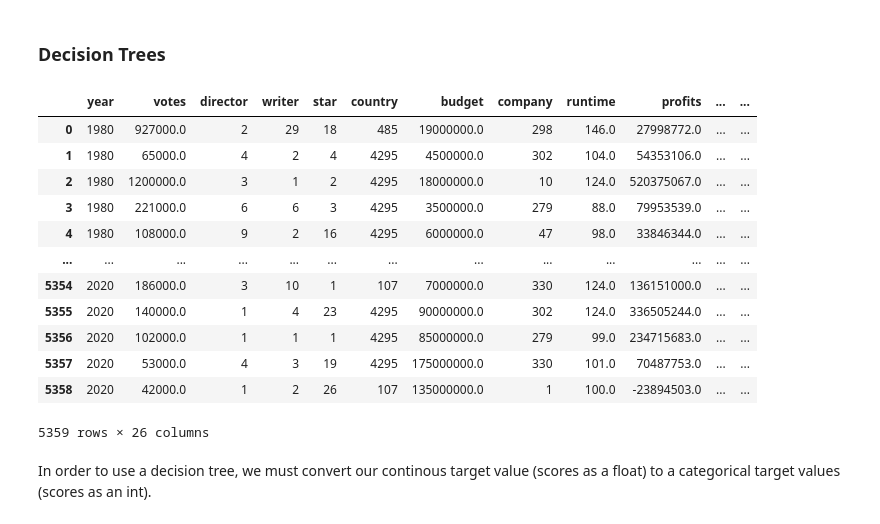
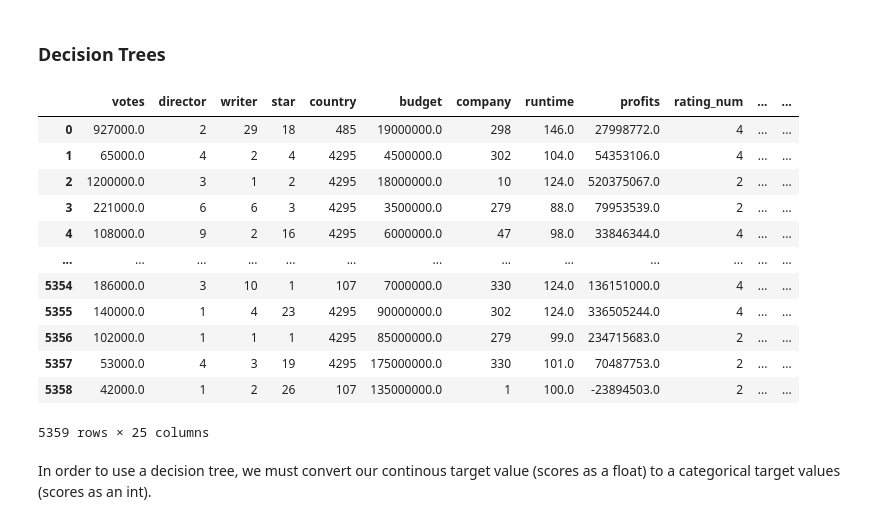
Before and after one commit to ggalicin/cs363m_project, a Jupyter notebook: CS_363M_PROJECT.ipynb, the cells around one changed output. Cells and saved outputs as stored; diff of their text form; code cells hidden in the pictures.

```diff
--- a/CS_363M_PROJECT.ipynb
+++ b/CS_363M_PROJECT.ipynb
@@ -168,8 +168,15 @@ data.head()
 # %% [markdown]
 We decided to create a new column 'profits' and drop the column 'gross'. Since we derived profits from buget and gross, we thought that the data would overfit and the model would overvalue the information from those three columns. We wanted to drop 'gross', because we thought that profit and budget were more relevant to predicting the score.
 # %%
+def encode(data, col, max_val):
+    data[col + '_sin'] = np.sin(2 * np.pi * data[col]/max_val)
+    data[col + '_cos'] = np.cos(2 * np.pi * data[col]/max_val)
+    return data
+
+print(data.iloc[249])
+
 # Get month from released
-data[['month', 'rest']] = data['released'].str.split(' ', n=1, expand=True)
+data[['month', 'day', 'year', 'rest']] = data['released'].str.split(' ', n=3, expand=True)
 data = data.drop(columns=['released', 'rest'])
-data
+data['day'] = data['day'].str[:-1]
 # %% [output]
@@ -195,6 +203,10 @@ data = data.replace("NC-17", "R")
 data = data.replace("X", "R")
 data = data.reset_index()
 data = data.drop(columns=['index'])
+#either use or drop these values
+data = data.drop(columns=['month'])
+data = data.drop(columns=['year'])
+data = data.drop(columns=['day'])
 print(data.loc[data['rating'] == 'TV-MA'])
 print(data)
 # %% [output]
@@ -315,22 +325,21 @@ We found low R2 and adjusted R2 values for our regression, implying that the reg
 ### Decision Trees
 # %%
 data_tree = pd.get_dummies(data_encoded, columns=['genre'], drop_first=False)
-data_tree = data_tree.drop(columns=['month'])
 data_tree
 # %% [output]
-|  | year | votes | director | writer | star | country | budget | company | runtime | profits | ... | ... |
-| 0 | 1980 | 927000.0 | 2 | 29 | 18 | 485 | 19000000.0 | 298 | 146.0 | 27998772.0 | ... | ... |
-| 1 | 1980 | 65000.0 | 4 | 2 | 4 | 4295 | 4500000.0 | 302 | 104.0 | 54353106.0 | ... | ... |
-| 2 | 1980 | 1200000.0 | 3 | 1 | 2 | 4295 | 18000000.0 | 10 | 124.0 | 520375067.0 | ... | ... |
-| 3 | 1980 | 221000.0 | 6 | 6 | 3 | 4295 | 3500000.0 | 279 | 88.0 | 79953539.0 | ... | ... |
-| 4 | 1980 | 108000.0 | 9 | 2 | 16 | 4295 | 6000000.0 | 47 | 98.0 | 33846344.0 | ... | ... |
+|  | votes | director | writer | star | country | budget | company | runtime | profits | rating_num | ... | ... |
+| 0 | 927000.0 | 2 | 29 | 18 | 485 | 19000000.0 | 298 | 146.0 | 27998772.0 | 4 | ... | ... |
+| 1 | 65000.0 | 4 | 2 | 4 | 4295 | 4500000.0 | 302 | 104.0 | 54353106.0 | 4 | ... | ... |
+| 2 | 1200000.0 | 3 | 1 | 2 | 4295 | 18000000.0 | 10 | 124.0 | 520375067.0 | 2 | ... | ... |
+| 3 | 221000.0 | 6 | 6 | 3 | 4295 | 3500000.0 | 279 | 88.0 | 79953539.0 | 2 | ... | ... |
+| 4 | 108000.0 | 9 | 2 | 16 | 4295 | 6000000.0 | 47 | 98.0 | 33846344.0 | 4 | ... | ... |
 | ... | ... | ... | ... | ... | ... | ... | ... | ... | ... | ... | ... | ... |
-| 5354 | 2020 | 186000.0 | 3 | 10 | 1 | 107 | 7000000.0 | 330 | 124.0 | 136151000.0 | ... | ... |
-| 5355 | 2020 | 140000.0 | 1 | 4 | 23 | 4295 | 90000000.0 | 302 | 124.0 | 336505244.0 | ... | ... |
-| 5356 | 2020 | 102000.0 | 1 | 1 | 1 | 4295 | 85000000.0 | 279 | 99.0 | 234715683.0 | ... | ... |
-| 5357 | 2020 | 53000.0 | 4 | 3 | 19 | 4295 | 175000000.0 | 330 | 101.0 | 70487753.0 | ... | ... |
-| 5358 | 2020 | 42000.0 | 1 | 2 | 26 | 107 | 135000000.0 | 1 | 100.0 | -23894503.0 | ... | ... |
+| 5354 | 186000.0 | 3 | 10 | 1 | 107 | 7000000.0 | 330 | 124.0 | 136151000.0 | 4 | ... | ... |
+| 5355 | 140000.0 | 1 | 4 | 23 | 4295 | 90000000.0 | 302 | 124.0 | 336505244.0 | 4 | ... | ... |
+| 5356 | 102000.0 | 1 | 1 | 1 | 4295 | 85000000.0 | 279 | 99.0 | 234715683.0 | 2 | ... | ... |
+| 5357 | 53000.0 | 4 | 3 | 19 | 4295 | 175000000.0 | 330 | 101.0 | 70487753.0 | 2 | ... | ... |
+| 5358 | 42000.0 | 1 | 2 | 26 | 107 | 135000000.0 | 1 | 100.0 | -23894503.0 | 2 | ... | ... |
-5359 rows × 26 columns
+5359 rows × 25 columns
 # %% [markdown]
 In order to use a decision tree, we must convert our continous target value (scores as a float) to a categorical
 target values (scores as an int).
```
Also changed, not shown: parts of 14 cells of this notebook.
